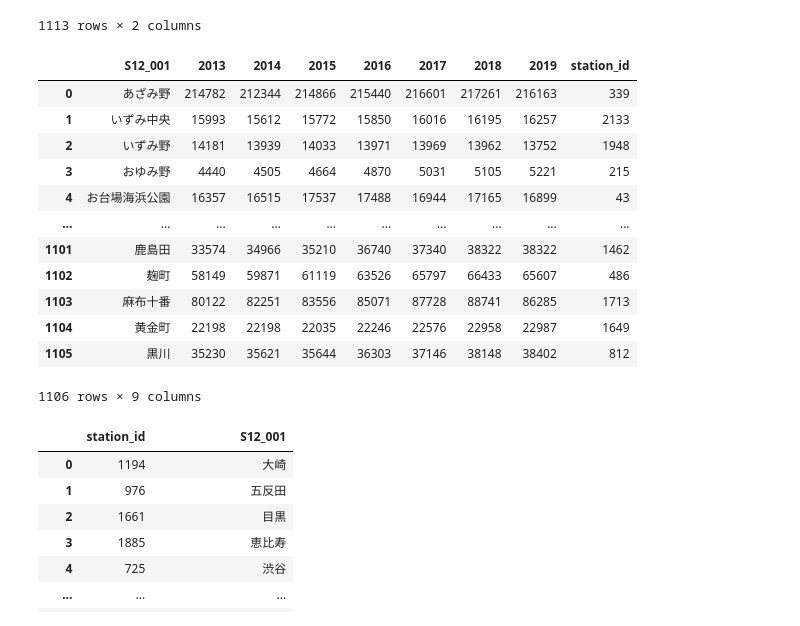
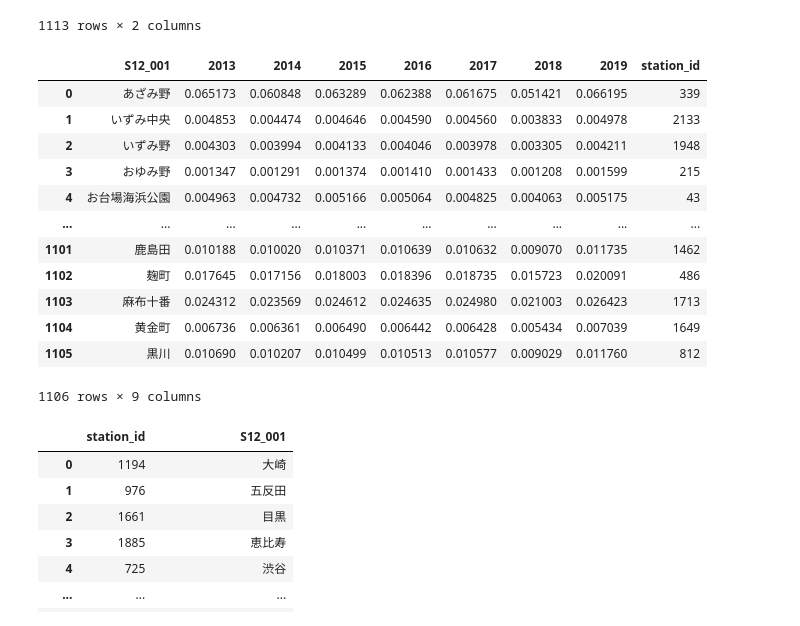
Before and after one commit to alessioborgi/PolySheafNeuralNetworks-RailwayPassengers, a Jupyter notebook: datasets/tokyo_railway/graph_plot_jp.ipynb, the cells around one changed output. Drawn from its saved outputs; the diff is of its cells as text; code cells hidden in the pictures.

```diff
--- a/datasets/tokyo_railway/graph_plot_jp.ipynb
+++ b/datasets/tokyo_railway/graph_plot_jp.ipynb
@@ -47,25 +47,30 @@ station_list_pd
 # %%
 # list of all the stations in the passenger survey data that are also in the connection data
 
 passenger_survey_pd = pd.read_csv('./pass_survey_tokyov1109.csv')
 passenger_survey_pd['station_id'] = passenger_survey_pd['station_id'].astype(int)
 passenger_survey_pd[passenger_survey_pd['station_id'].isin(station_list_pd['station_id'].values)]
 
 matching_passenger_survey_pd = passenger_survey_pd[passenger_survey_pd['station_id'].isin(station_list_pd['station_id'].values)].reset_index(drop=True)
+
+# max-min normalize passenger counts as in the original paper:
+for year in ['2013', '2014', '2015', '2016', '2017', '2018', '2019']:
+    matching_passenger_survey_pd[year] = (matching_passenger_survey_pd[year] - matching_passenger_survey_pd[year].min()) / (matching_passenger_survey_pd[year].max() - matching_passenger_survey_pd[year].min())
+
 matching_passenger_survey_pd
 # %% [output]
 |  | S12_001 | 2013 | 2014 | 2015 | 2016 | 2017 | 2018 | 2019 | station_id |
-| 0 | あざみ野 | 214782 | 212344 | 214866 | 215440 | 216601 | 217261 | 216163 | 339 |
-| 1 | いずみ中央 | 15993 | 15612 | 15772 | 15850 | 16016 | 16195 | 16257 | 2133 |
-| 2 | いずみ野 | 14181 | 13939 | 14033 | 13971 | 13969 | 13962 | 13752 | 1948 |
-| 3 | おゆみ野 | 4440 | 4505 | 4664 | 4870 | 5031 | 5105 | 5221 | 215 |
-| 4 | お台場海浜公園 | 16357 | 16515 | 17537 | 17488 | 16944 | 17165 | 16899 | 43 |
+| 0 | あざみ野 | 0.065173 | 0.060848 | 0.063289 | 0.062388 | 0.061675 | 0.051421 | 0.066195 | 339 |
+| 1 | いずみ中央 | 0.004853 | 0.004474 | 0.004646 | 0.004590 | 0.004560 | 0.003833 | 0.004978 | 2133 |
+| 2 | いずみ野 | 0.004303 | 0.003994 | 0.004133 | 0.004046 | 0.003978 | 0.003305 | 0.004211 | 1948 |
+| 3 | おゆみ野 | 0.001347 | 0.001291 | 0.001374 | 0.001410 | 0.001433 | 0.001208 | 0.001599 | 215 |
+| 4 | お台場海浜公園 | 0.004963 | 0.004732 | 0.005166 | 0.005064 | 0.004825 | 0.004063 | 0.005175 | 43 |
 | ... | ... | ... | ... | ... | ... | ... | ... | ... | ... |
-| 1101 | 鹿島田 | 33574 | 34966 | 35210 | 36740 | 37340 | 38322 | 38322 | 1462 |
-| 1102 | 麹町 | 58149 | 59871 | 61119 | 63526 | 65797 | 66433 | 65607 | 486 |
-| 1103 | 麻布十番 | 80122 | 82251 | 83556 | 85071 | 87728 | 88741 | 86285 | 1713 |
-| 1104 | 黄金町 | 22198 | 22198 | 22035 | 22246 | 22576 | 22958 | 22987 | 1649 |
-| 1105 | 黒川 | 35230 | 35621 | 35644 | 36303 | 37146 | 38148 | 38402 | 812 |
+| 1101 | 鹿島田 | 0.010188 | 0.010020 | 0.010371 | 0.010639 | 0.010632 | 0.009070 | 0.011735 | 1462 |
+| 1102 | 麹町 | 0.017645 | 0.017156 | 0.018003 | 0.018396 | 0.018735 | 0.015723 | 0.020091 | 486 |
+| 1103 | 麻布十番 | 0.024312 | 0.023569 | 0.024612 | 0.024635 | 0.024980 | 0.021003 | 0.026423 | 1713 |
+| 1104 | 黄金町 | 0.006736 | 0.006361 | 0.006490 | 0.006442 | 0.006428 | 0.005434 | 0.007039 | 1649 |
+| 1105 | 黒川 | 0.010690 | 0.010207 | 0.010499 | 0.010513 | 0.010577 | 0.009029 | 0.011760 | 812 |
 1106 rows × 9 columns
 # %%
 # and now we need to make sure nodes in the passenger survey match up with nodes in the connection data
```
Also changed, not shown: parts of 7 cells of this notebook.
